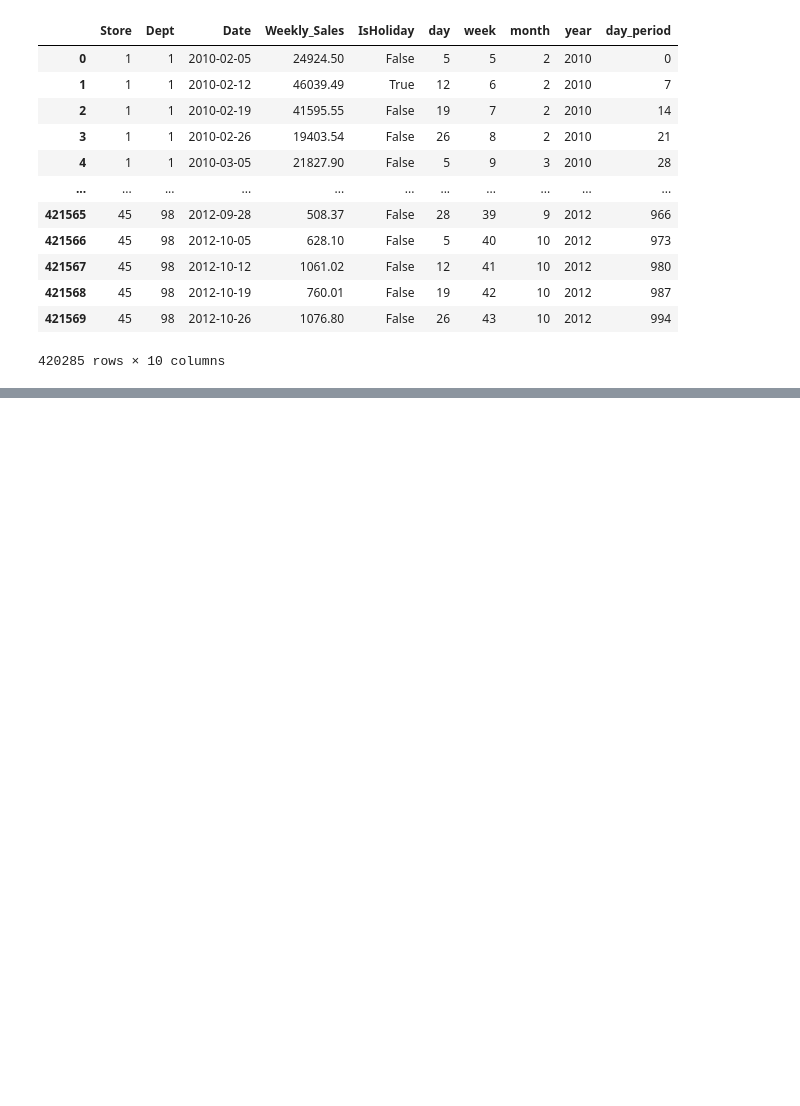
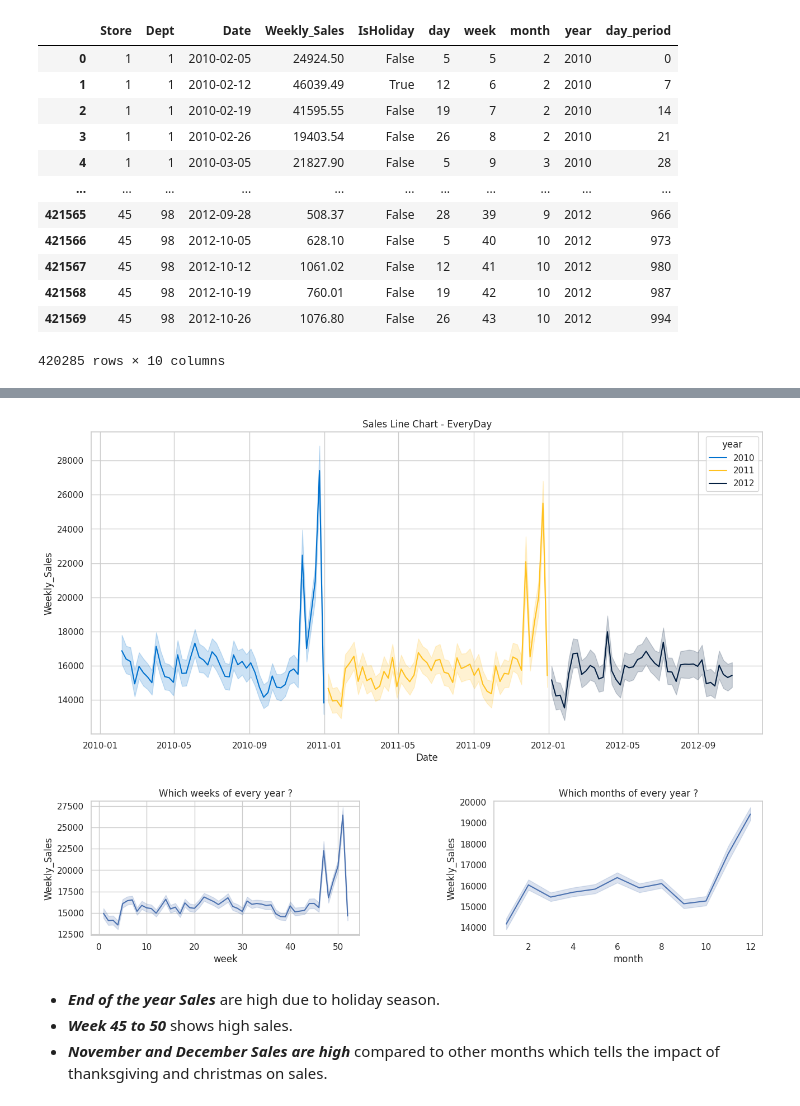
Before and after one commit to patelvishwa1999/SalesForecasting, a Jupyter notebook: Walmart_Sales.ipynb, the cells around one changed output, grey strips where cells are left out. Drawn from its saved outputs; the diff is of its cells as text; code cells hidden in the pictures; blank space fills up the shorter version.

```diff
--- a/Walmart_Sales.ipynb
+++ b/Walmart_Sales.ipynb
@@ -357,0 +415,34 @@ df_train
+# %%
+# Create the subplots
+fig, axes = plt.subplots(3, 1, figsize=(12, 6))
+walmart_colors = ['#0071ce', '#ffc220', '#041f41']
+
+# Define the size of each subplot
+big_subplot = (0, 0, 1, 0.9)    # (left, bottom, width, height)
+small_subplot1 = (0, -0.6, 0.4, 0.4)
+small_subplot2 = (0.6, -0.6, 0.4, 0.4)
+
+# Create the line plots
+sns.lineplot(x='Date', y='Weekly_Sales', hue='year', data=df_train, ax=axes[0], palette=walmart_colors)
+sns.lineplot(x='week', y='Weekly_Sales', data=df_train, ax=axes[1])
+sns.lineplot(x='month', y='Weekly_Sales', data=df_train, ax=axes[2])
+
+# Set positions for subplots
+axes[0].set_position(big_subplot)
+axes[1].set_position(small_subplot1)
+axes[2].set_position(small_subplot2)
+
+# Set titles for subplots
+axes[0].set_title('Sales Line Chart - EveryDay')
+axes[1].set_title('Which weeks of every year ?')
+axes[2].set_title('Which months of every year ?')
+
+# Show the plot
+plt.grid(False)
+plt.show()
+# %% [output]
+[figure, added]
+# %% [markdown]
+*  ***End of the year Sales*** are high due to holiday season.
+*  ***Week 45 to 50*** shows high sales.
+*  ***November and December Sales are high*** compared to other months which tells the impact of thanksgiving and christmas on sales.
```
Also changed, not shown: parts of 27 cells of this notebook.
